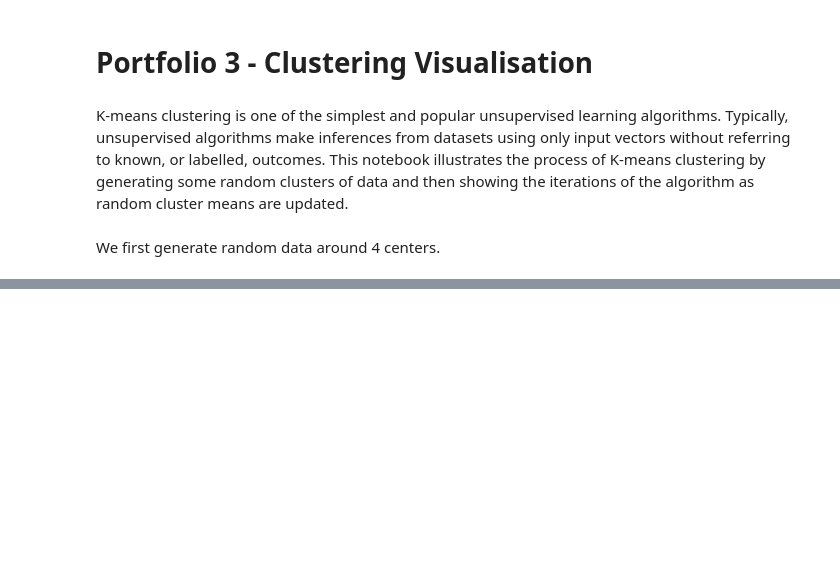
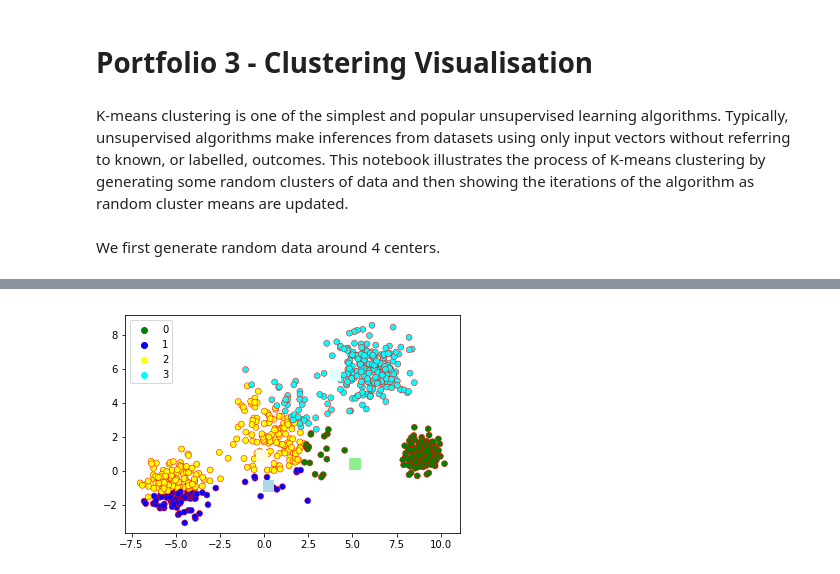
Before and after one commit to billy1234/DataScience-Portfolio, a Jupyter notebook: Portfolio3.ipynb, the cells around one changed output, grey strips where cells are left out. Saved outputs shown, nothing was run; the diff lists cells and outputs as text; code cells hidden in the pictures; blank space fills up the shorter version.

```diff
--- a/Portfolio3.ipynb
+++ b/Portfolio3.ipynb
@@ -90,3 +82,10 @@ Replace this text with your explaination of the algorithm.  The resulting notebo
+# %%
+clusters = reassignPoints(centers)
+sns.scatterplot(x =data[:,0], y=data[:,1], hue=clusters,palette=cols[:np.unique(clusters).size],edgecolor='r',linewidth=0.5)
+showCenters(centers)
+None
+# %% [output]
+[figure, added]
 # %%
 plt.title('First 5 Itterations')
 currCenter = centers
```
Also changed, not shown: parts of 11 cells of this notebook, 1 other file.
